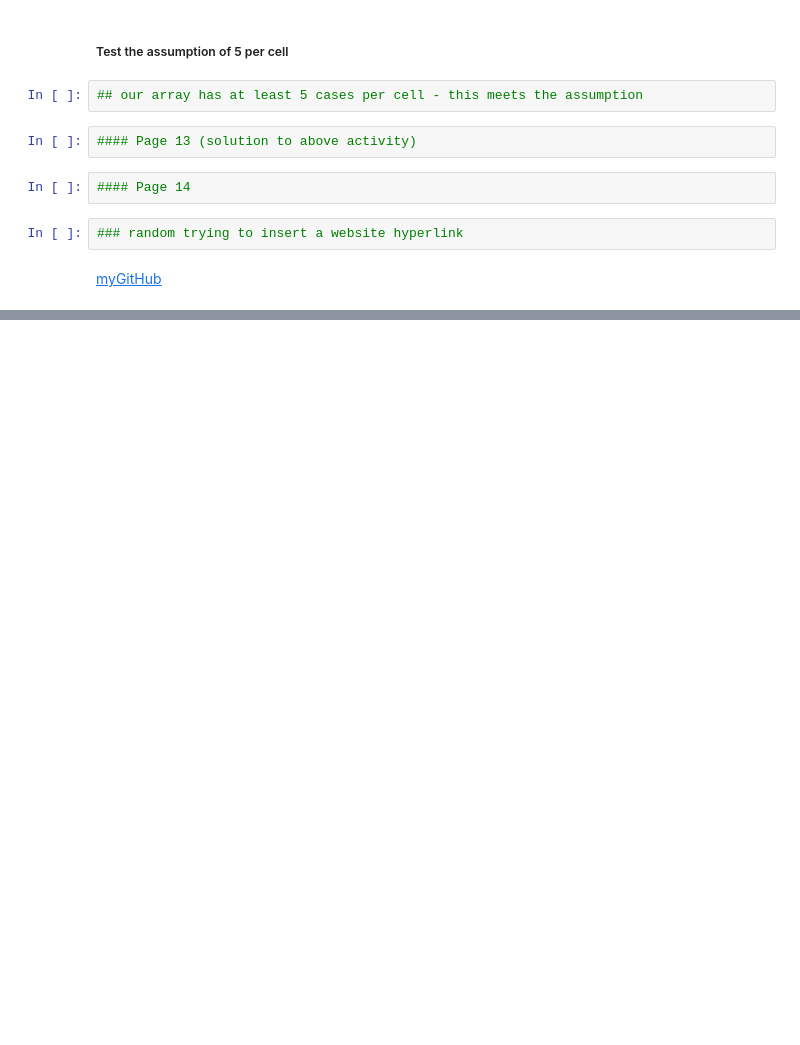
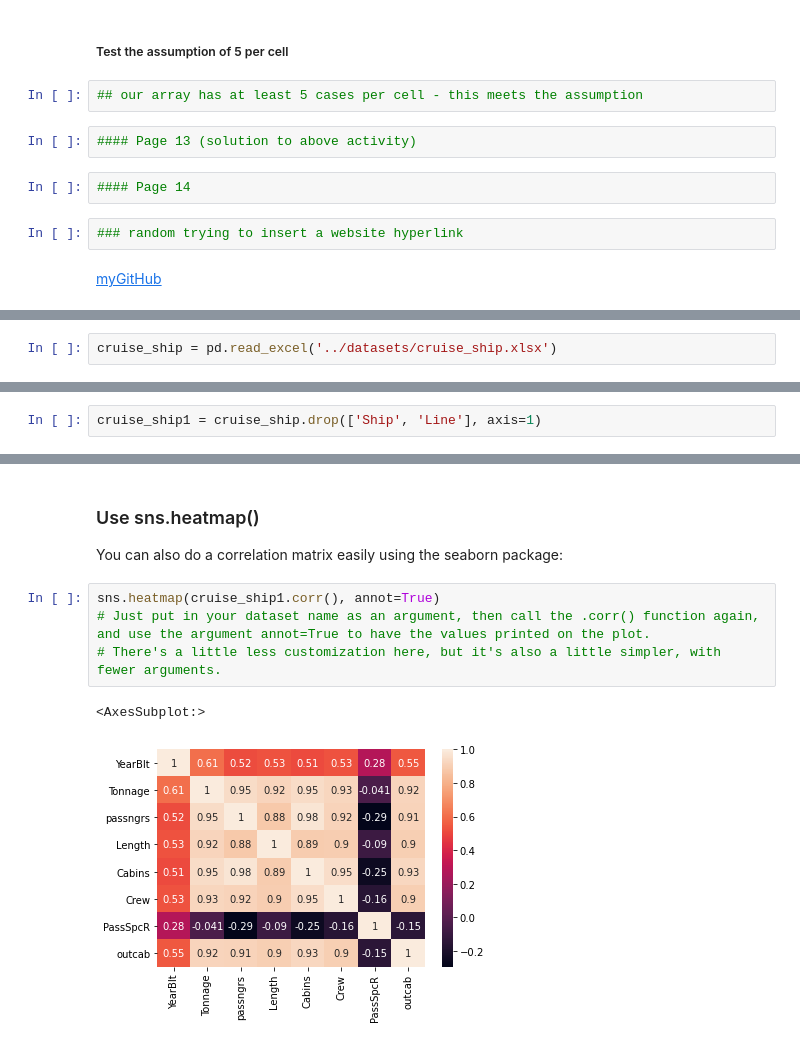
Before and after one commit to nhardemandata/CurriculumPlayground, a Jupyter notebook: notebooks/DSO105 Intermediate Stats L1.ipynb, the cells around one changed output, grey strips where cells are left out. Drawn from its saved outputs; the diff is of its cells as text; blank space fills up the shorter version.

```diff
--- a/notebooks/DSO105 Intermediate Stats L1.ipynb
+++ b/notebooks/DSO105 Intermediate Stats L1.ipynb
@@ -540,0 +545,2 @@ stats.chi2_contingency(lipstick_crosstab2)
+# %%
+cruise_ship = pd.read_excel('../datasets/cruise_ship.xlsx')
@@ -540,0 +575,2 @@ stats.chi2_contingency(lipstick_crosstab2)
+# %%
+cruise_ship1 = cruise_ship.drop(['Ship', 'Line'], axis=1)
@@ -540,0 +682,11 @@ stats.chi2_contingency(lipstick_crosstab2)
+# %% [markdown]
+### Use sns.heatmap()
+
+You can also do a correlation matrix easily using the seaborn package:
+# %%
+sns.heatmap(cruise_ship1.corr(), annot=True)
+# Just put in your dataset name as an argument, then call the .corr() function again, and use the argument annot=True to have the values printed on the plot.
+# There's a little less customization here, but it's also a little simpler, with fewer arguments.
+# %% [output]
+<AxesSubplot:>
+[figure, added]
```
Also changed, not shown: parts of 44 cells of this notebook, 8 other files.
